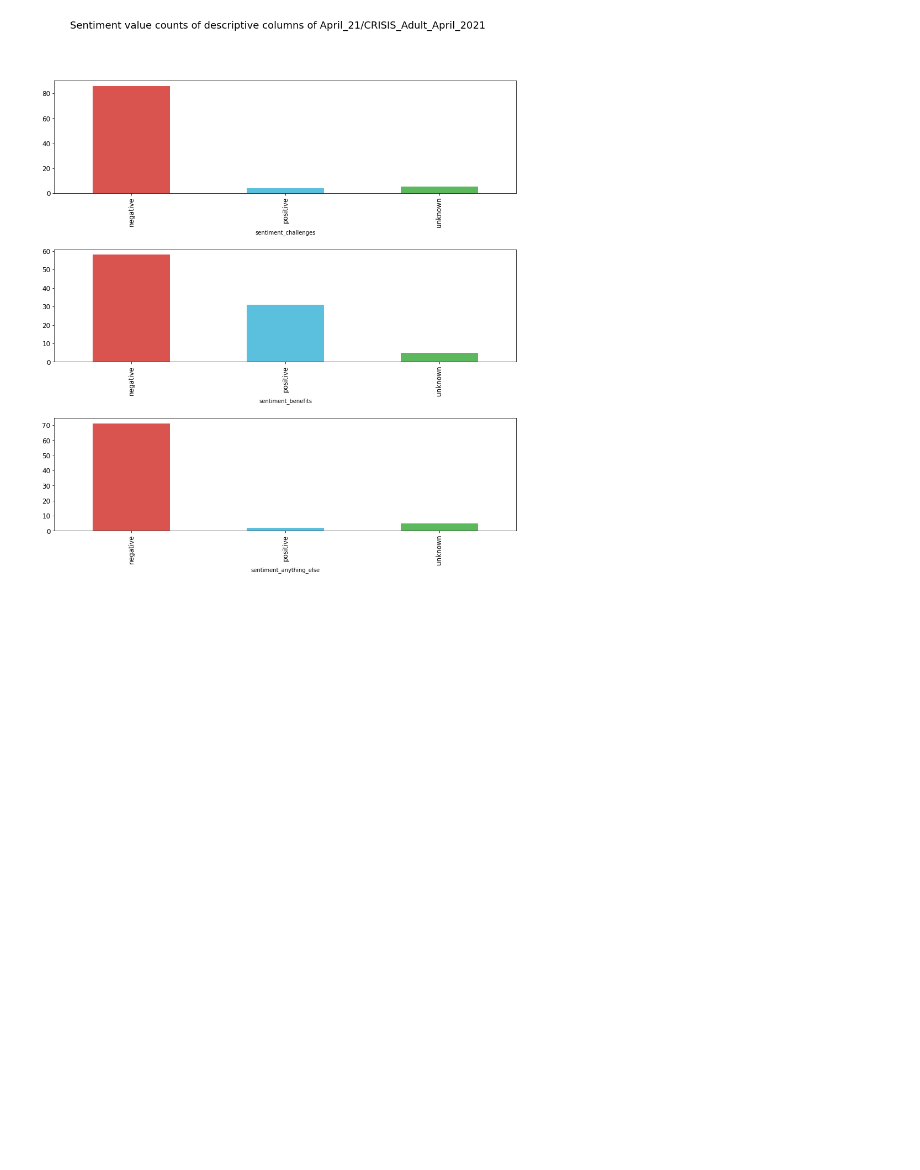
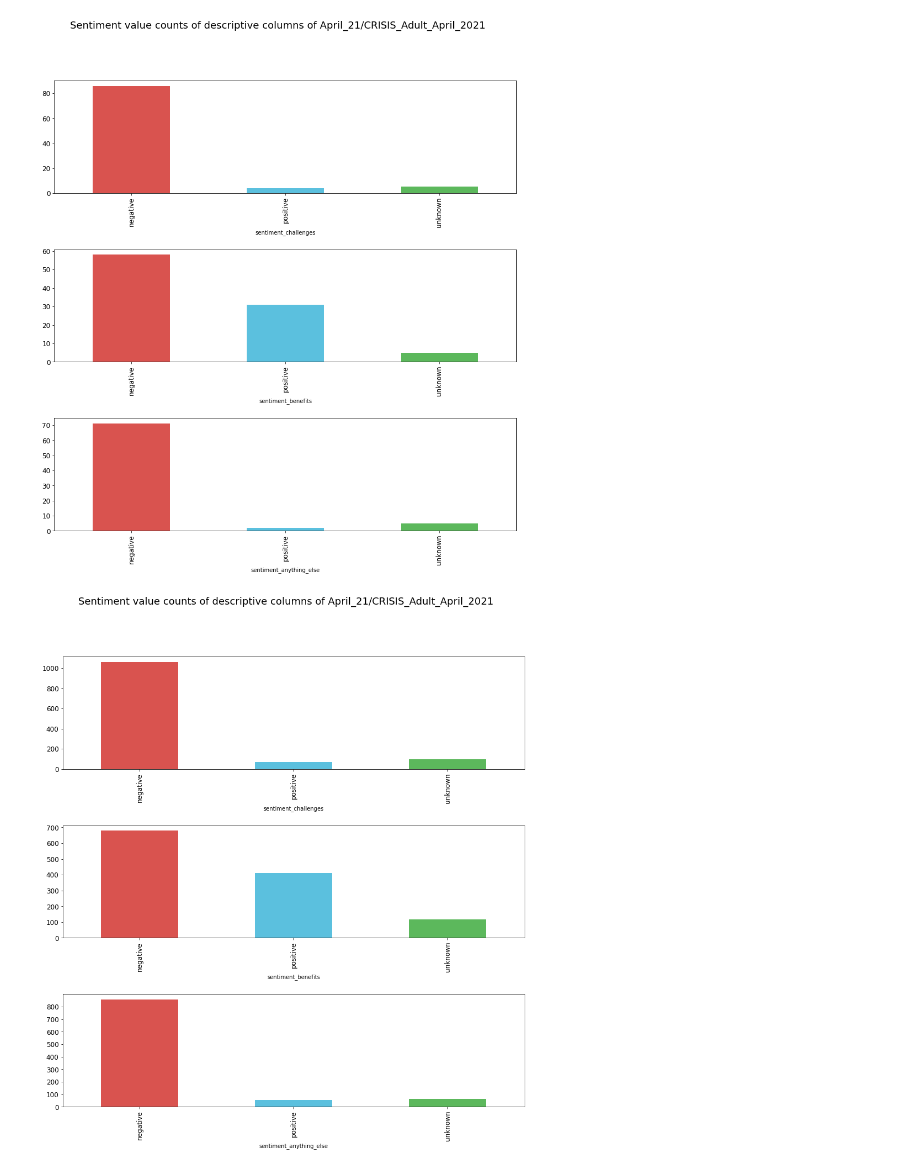
Before and after one commit to raitharnett/ML-for-Good-Hackathon, a Jupyter notebook: ml_for_good_T0pp.ipynb, the cells around one changed output. Cells and saved outputs as stored; diff of their text form; code cells hidden in the pictures; blank space fills up the shorter version.

Commit message:
results of full run on CRISIS_Parent_April_2021

```diff
--- a/ml_for_good_T0pp.ipynb
+++ b/ml_for_good_T0pp.ipynb
@@ -103,3 +102,20 @@ for index, column in enumerate(parentApril2021DescriptiveColumns):
   sample.groupby(sentiment_column)[column].count().plot(kind='bar',color=color_map, ax=axs[index], xlabel=sentiment_column, fontsize=12)
 # %% [output]
 [figure]
+# %%
+# full data
+sample = pd.read_csv("Data/ProlificAcademic/updated_data/April_21/CRISIS_Parent_April_2021.csv")
+
+parentApril2021DescriptiveColumns = ['challenges', 'benefits', 'anything_else']
+for index, column in enumerate(parentApril2021DescriptiveColumns):
+  sentiment_column = f'sentiment_{column}'
+  sample[sentiment_column] = sample[column].apply(lambda t: sentiment_score(t))
+# %%
+fig, axs = plt.subplots(nrows=len(parentApril2021DescriptiveColumns), figsize=(15,15))
+fig.suptitle("Sentiment value counts of descriptive columns of April_21/CRISIS_Adult_April_2021", fontsize=18)
+plt.subplots_adjust(hspace=0.50)
+for index, column in enumerate(parentApril2021DescriptiveColumns):
+  sentiment_column = f'sentiment_{column}'
+  sample.groupby(sentiment_column)[column].count().plot(kind='bar',color=color_map, ax=axs[index], xlabel=sentiment_column, fontsize=12)
+# %% [output]
+[figure, added]
```
Also changed, not shown: parts of 2 cells of this notebook.
